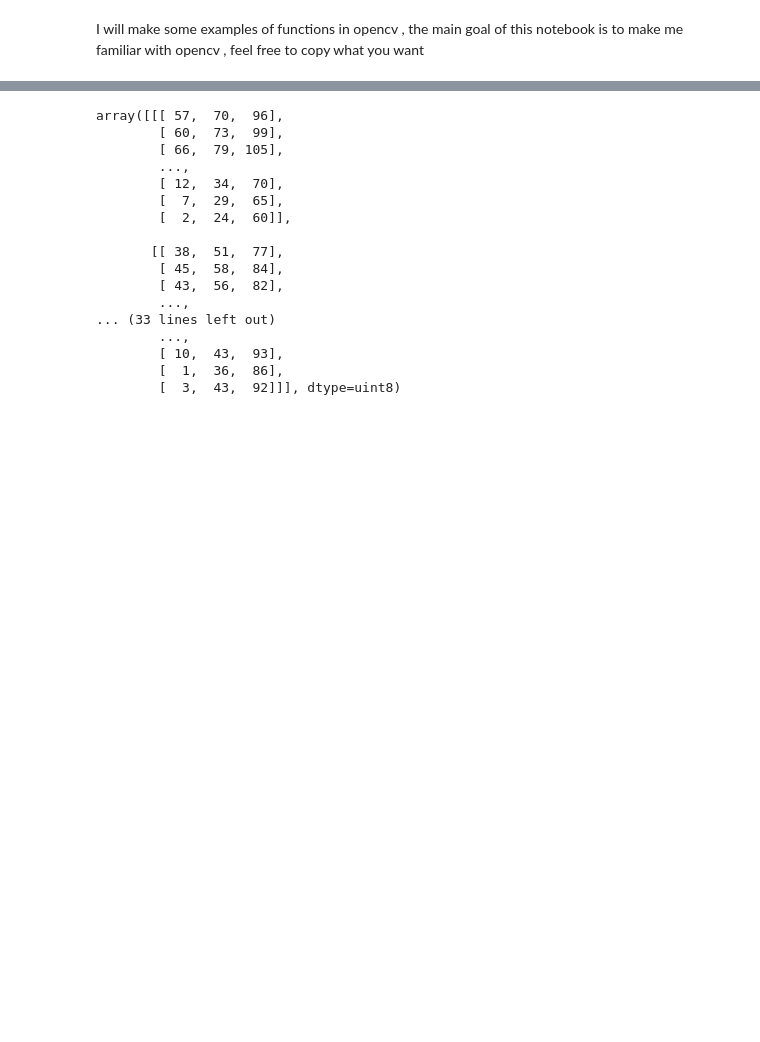
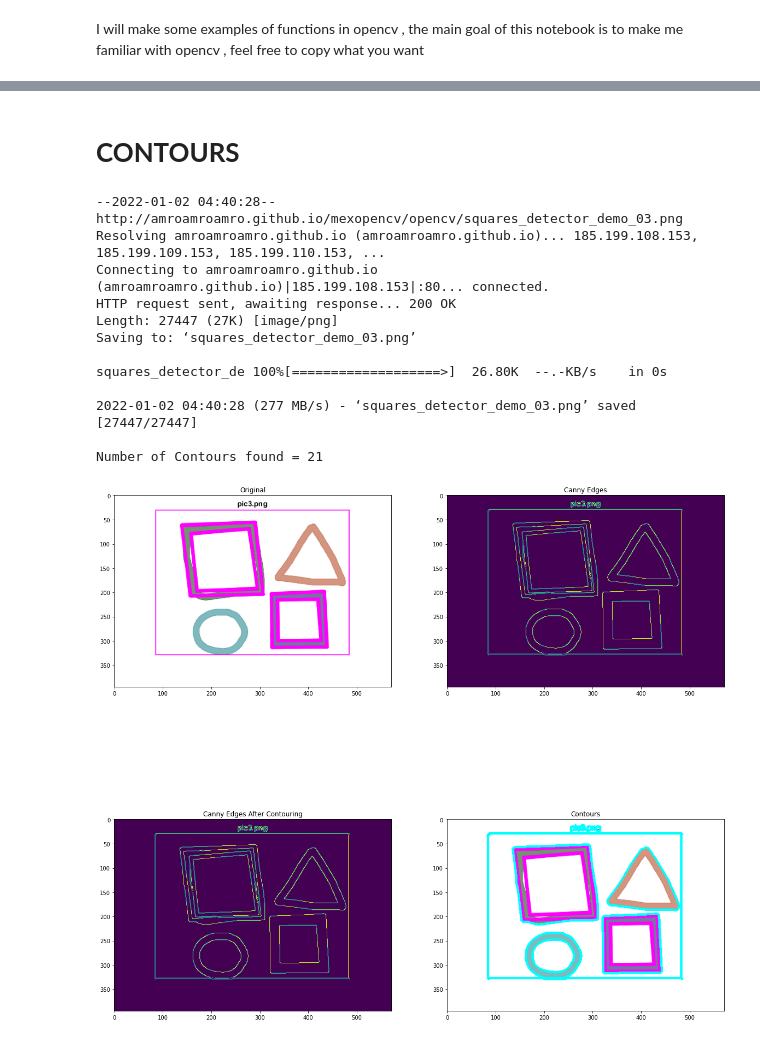
Before and after one commit to mahdialibi/opencv_basics, a Jupyter notebook: notebooks/opencv_study.ipynb, the cells around one changed output, grey strips where cells are left out. Cells and saved outputs as stored; diff of their text form; code cells hidden in the pictures; blank space fills up the shorter version.

Commit message:
added detecting edges

```diff
--- a/notebooks/opencv_study.ipynb
+++ b/notebooks/opencv_study.ipynb
@@ -23,21 +7,0 @@ test-document-photo 100%[===================>] 407.06K  1.40MB/s    in 0.3s
-# %%
-img=cv.imread('test-document-photo.jpg')
-cv.im
-# %% [output]
-array([[[ 57,  70,  96],
-        [ 60,  73,  99],
-        [ 66,  79, 105],
-        ...,
-        [ 12,  34,  70],
-        [  7,  29,  65],
-        [  2,  24,  60]],
-
-       [[ 38,  51,  77],
-        [ 45,  58,  84],
-        [ 43,  56,  82],
-        ...,
-... (33 lines left out)
-        ...,
-        [ 10,  43,  93],
-        [  1,  36,  86],
-        [  3,  43,  92]]], dtype=uint8)
@@ -43,0 +12,59 @@ array([[[ 57,  70,  96],
+# %% [markdown]
+# **CONTOURS**
+# %%
+
+def contours(imgName):
+  image = cv.imread(imgName)
+  image = cv.cvtColor(image, cv.COLOR_BGR2RGB)
+
+  plt.figure(figsize=(20, 20))
+
+  plt.subplot(2, 2, 1)
+  plt.title("Original")
+  plt.imshow(image)
+
+
+  gray = cv.cvtColor(image,cv.COLOR_BGR2GRAY)
+
+  # Find Canny edges
+  canny_edge = cv.Canny(gray, 30, 200)
+
+
+  plt.subplot(2, 2, 2)
+  plt.title("Canny Edges")
+  plt.imshow(canny_edge)
+
+
+  # Finding Contours
+
+  contours, hierarchy = cv.findContours(canny_edge, cv.RETR_EXTERNAL, cv.CHAIN_APPROX_NONE)
+
+  plt.subplot(2, 2, 3)
+  plt.title("Canny Edges After Contouring")
+  plt.imshow(canny_edge)
+
+  print("Number of Contours found = " + str(len(contours)))
+  # Draw all contours
+  # Use '-1' as the 3rd parameter to draw all
+  cv.drawContours(image, contours, -1, (0,255,255), 3)
+
+  plt.subplot(2, 2, 4)
+  plt.title("Contours")
+  plt.imshow(image)
+# %%
+!wget http://amroamroamro.github.io/mexopencv/opencv/squares_detector_demo_03.png
+contours('squares_detector_demo_03.png')
+# %% [output]
+--2022-01-02 04:40:28--  http://amroamroamro.github.io/mexopencv/opencv/squares_detector_demo_03.png
+Resolving amroamroamro.github.io (amroamroamro.github.io)... 185.199.108.153, 185.199.109.153, 185.199.110.153, ...
+Connecting to amroamroamro.github.io (amroamroamro.github.io)|185.199.108.153|:80... connected.
+HTTP request sent, awaiting response... 200 OK
+Length: 27447 (27K) [image/png]
+Saving to: ‘squares_detector_demo_03.png’
+
+squares_detector_de 100%[===================>]  26.80K  --.-KB/s    in 0s
+
+2022-01-02 04:40:28 (277 MB/s) - ‘squares_detector_demo_03.png’ saved [27447/27447]
+
+Number of Contours found = 21
+[figure, added]
```
Also changed, not shown: parts of 5 cells of this notebook.
